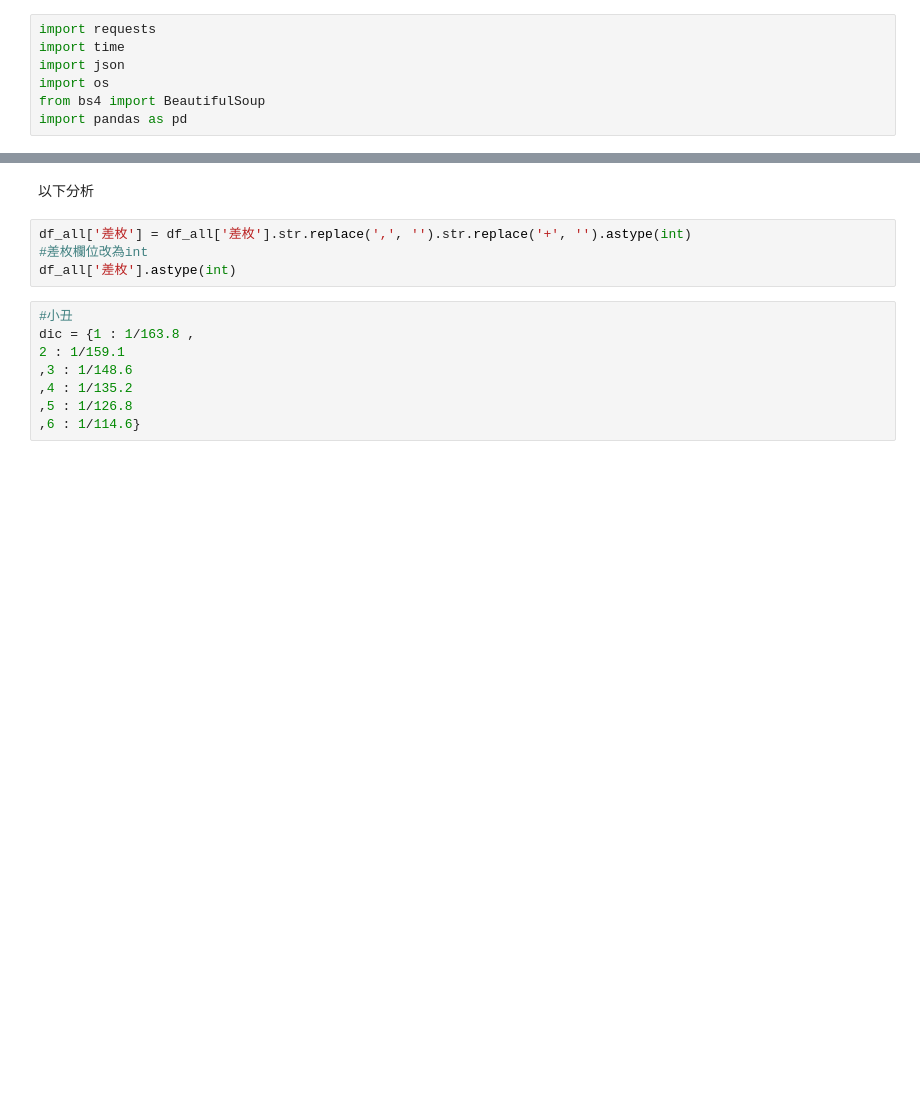
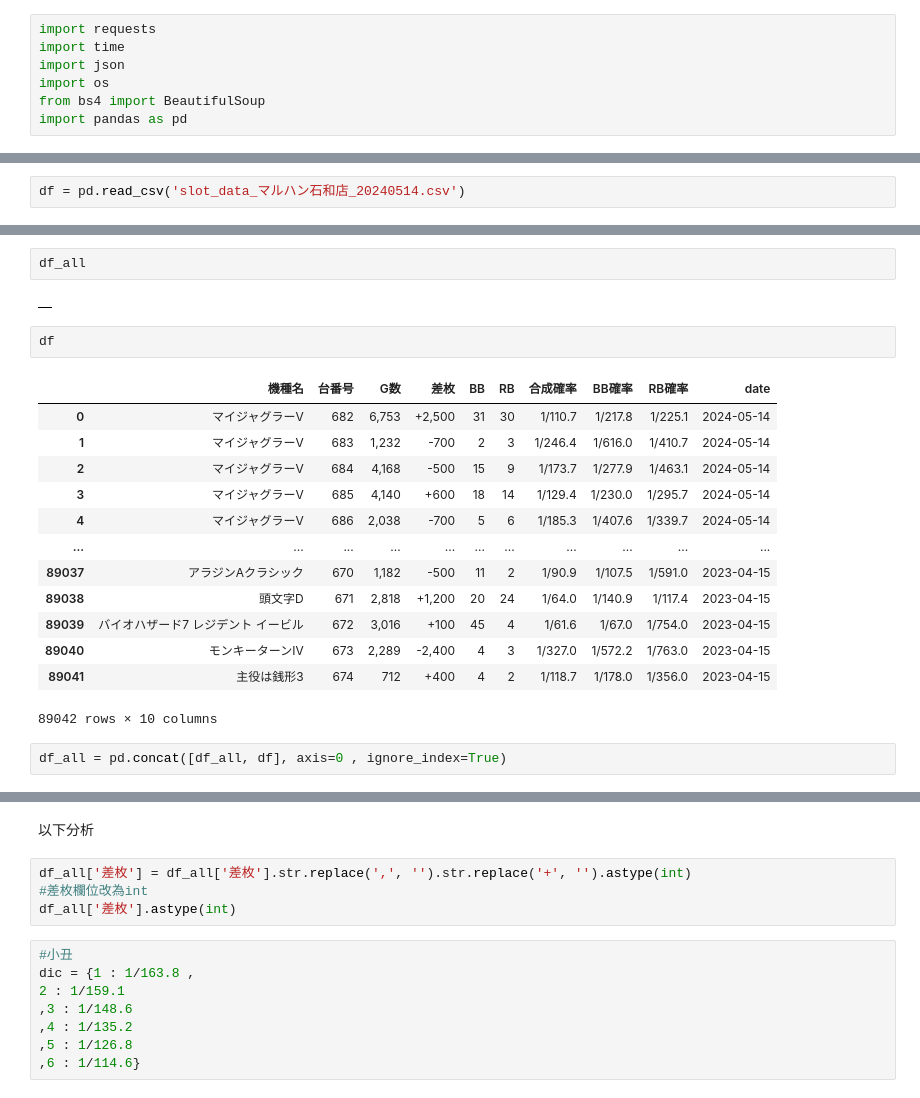
Before and after one commit to hohoishi/Tibame, a Jupyter notebook: ana_slo_f/crawler_new.ipynb, the cells around one changed output, grey strips where cells are left out. Cells and saved outputs as stored; diff of their text form; blank space fills up the shorter version.

```diff
--- a/ana_slo_f/crawler_new.ipynb
+++ b/ana_slo_f/crawler_new.ipynb
@@ -20,0 +284,2 @@ def get_date_data(country, brand , storename):
+# %%
+df = pd.read_csv('slot_data_マルハン石和店_20240514.csv')
@@ -20,0 +295,22 @@ def get_date_data(country, brand , storename):
+# %%
+df_all
+# %% [output]
+|  |
+# %%
+df
+# %% [output]
+|  | 機種名 | 台番号 | G数 | 差枚 | BB | RB | 合成確率 | BB確率 | RB確率 | date |
+| 0 | マイジャグラーV | 682 | 6,753 | +2,500 | 31 | 30 | 1/110.7 | 1/217.8 | 1/225.1 | 2024-05-14 |
+| 1 | マイジャグラーV | 683 | 1,232 | -700 | 2 | 3 | 1/246.4 | 1/616.0 | 1/410.7 | 2024-05-14 |
+| 2 | マイジャグラーV | 684 | 4,168 | -500 | 15 | 9 | 1/173.7 | 1/277.9 | 1/463.1 | 2024-05-14 |
+| 3 | マイジャグラーV | 685 | 4,140 | +600 | 18 | 14 | 1/129.4 | 1/230.0 | 1/295.7 | 2024-05-14 |
+| 4 | マイジャグラーV | 686 | 2,038 | -700 | 5 | 6 | 1/185.3 | 1/407.6 | 1/339.7 | 2024-05-14 |
+| ... | ... | ... | ... | ... | ... | ... | ... | ... | ... | ... |
+| 89037 | アラジンAクラシック | 670 | 1,182 | -500 | 11 | 2 | 1/90.9 | 1/107.5 | 1/591.0 | 2023-04-15 |
+| 89038 | 頭文字D | 671 | 2,818 | +1,200 | 20 | 24 | 1/64.0 | 1/140.9 | 1/117.4 | 2023-04-15 |
+| 89039 | バイオハザード7 レジデント イービル | 672 | 3,016 | +100 | 45 | 4 | 1/61.6 | 1/67.0 | 1/754.0 | 2023-04-15 |
+| 89040 | モンキーターンⅣ | 673 | 2,289 | -2,400 | 4 | 3 | 1/327.0 | 1/572.2 | 1/763.0 | 2023-04-15 |
+| 89041 | 主役は銭形3 | 674 | 712 | +400 | 4 | 2 | 1/118.7 | 1/178.0 | 1/356.0 | 2023-04-15 |
+89042 rows × 10 columns
+# %%
+df_all = pd.concat([df_all, df], axis=0 , ignore_index=True)
```
Also changed, not shown: parts of 27 cells of this notebook, 5 other files.
